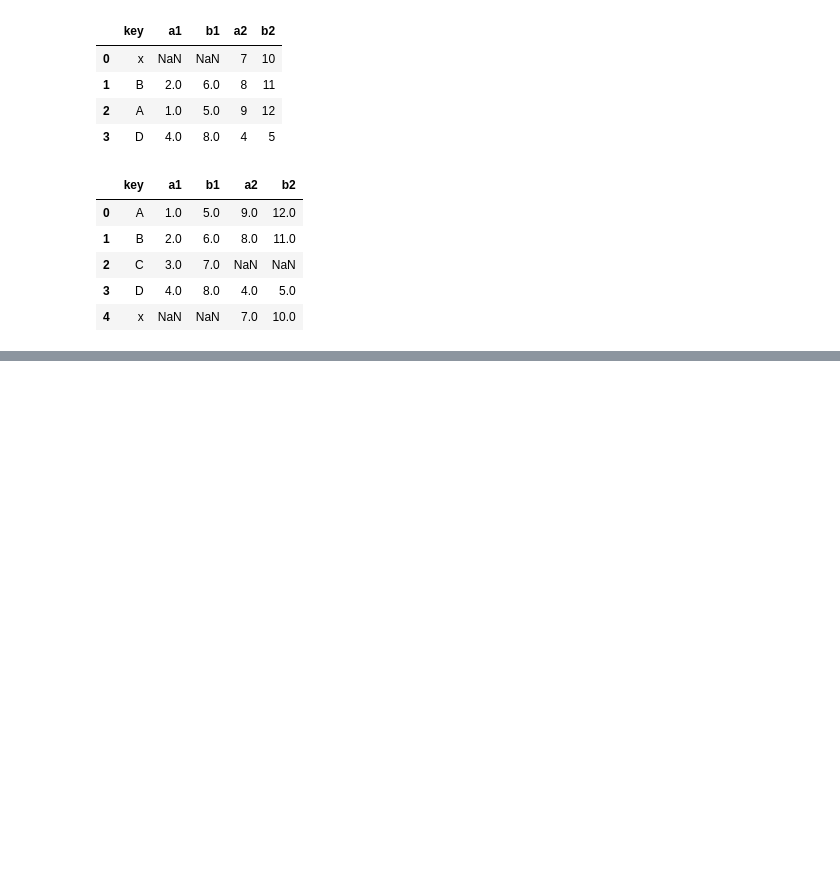
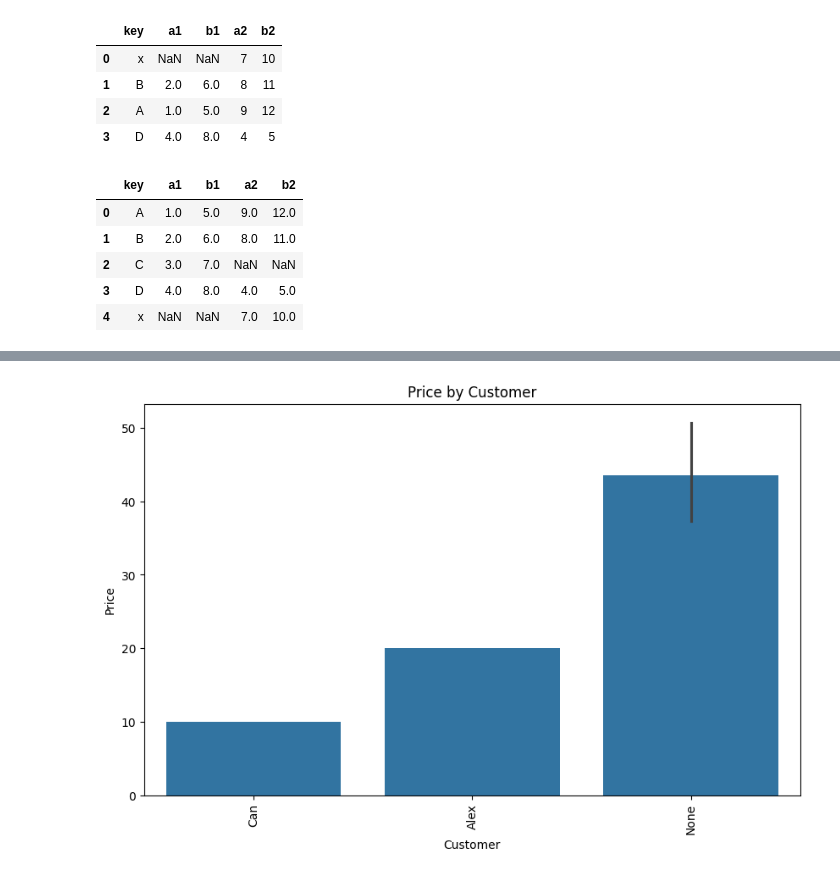
Before and after one commit to mdsamim1992hatia-cell/BMI-CAL, a Jupyter notebook: Untitled260.ipynb, the cells around one changed output, grey strips where cells are left out. Saved outputs shown, nothing was run; the diff lists cells and outputs as text; code cells hidden in the pictures; blank space fills up the shorter version.

```diff
--- a/Untitled260.ipynb
+++ b/Untitled260.ipynb
@@ -429,0 +802,10 @@ pd.merge(df1,df2,on='key',how='outer')
+# %%
+plt.figure(figsize=(10,6))
+sns.barplot(x='customer',y='price',data=df)
+plt.xlabel('Customer')
+plt.ylabel('Price')
+plt.title('Price by Customer')
+plt.xticks(rotation=90)
+plt.show()
+# %% [output]
+[figure, added]
```
Also changed, not shown: parts of 61 cells of this notebook.
